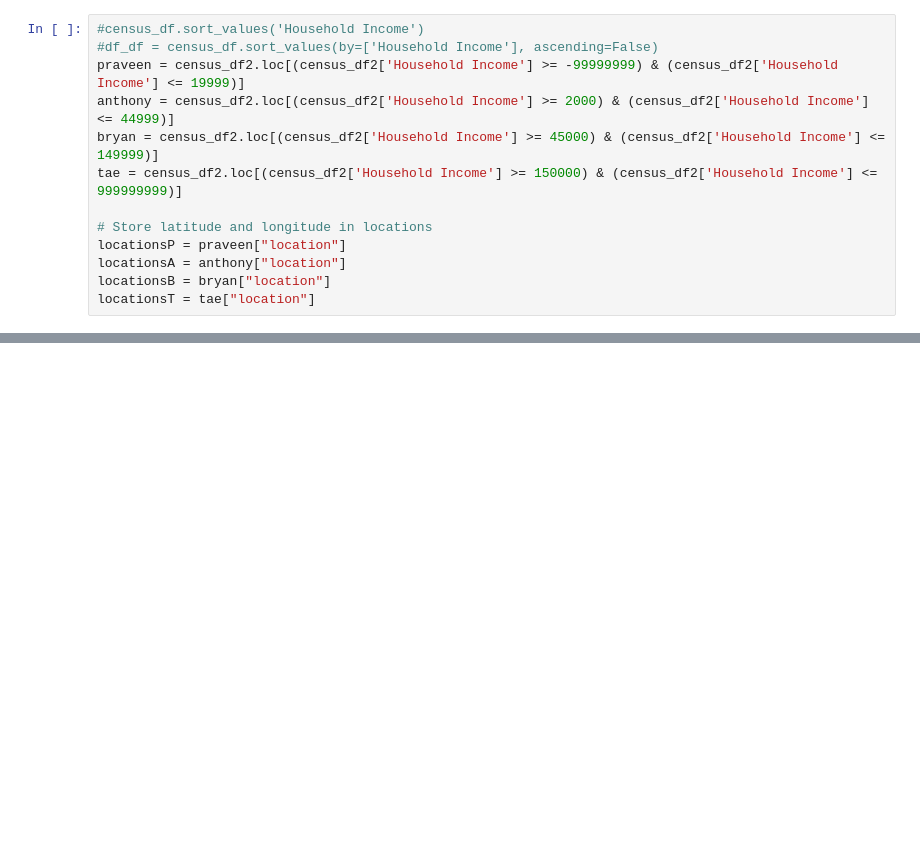
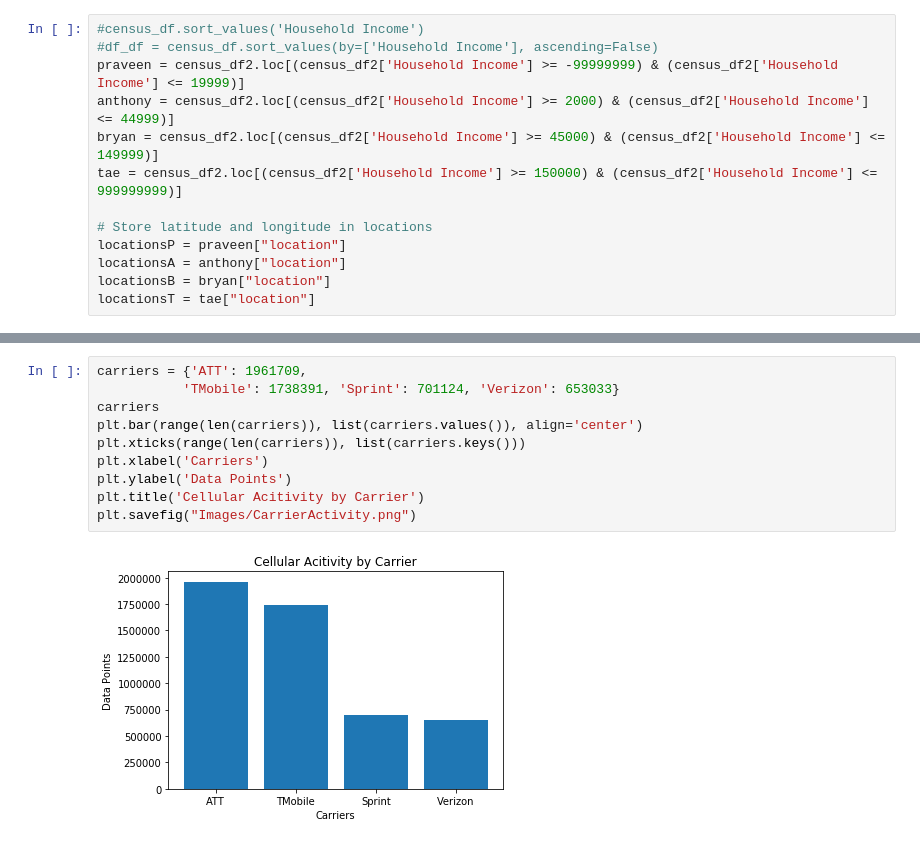
Before and after one commit to NU-DataCHI-4-Horsemen/Project1, a Jupyter notebook: GoogleLocationData.ipynb, the cells around one changed output, grey strips where cells are left out. Drawn from its saved outputs; the diff is of its cells as text; blank space fills up the shorter version.

```diff
--- a/GoogleLocationData.ipynb
+++ b/GoogleLocationData.ipynb
@@ -625,0 +651,12 @@ fig
+# %%
+carriers = {'ATT': 1961709,
+           'TMobile': 1738391, 'Sprint': 701124, 'Verizon': 653033}
+carriers
+plt.bar(range(len(carriers)), list(carriers.values()), align='center')
+plt.xticks(range(len(carriers)), list(carriers.keys()))
+plt.xlabel('Carriers')
+plt.ylabel('Data Points')
+plt.title('Cellular Acitivity by Carrier')
+plt.savefig("Images/CarrierActivity.png")
+# %% [output]
+[figure, added]
```
Also changed, not shown: parts of 2 cells of this notebook, 3 other files.
